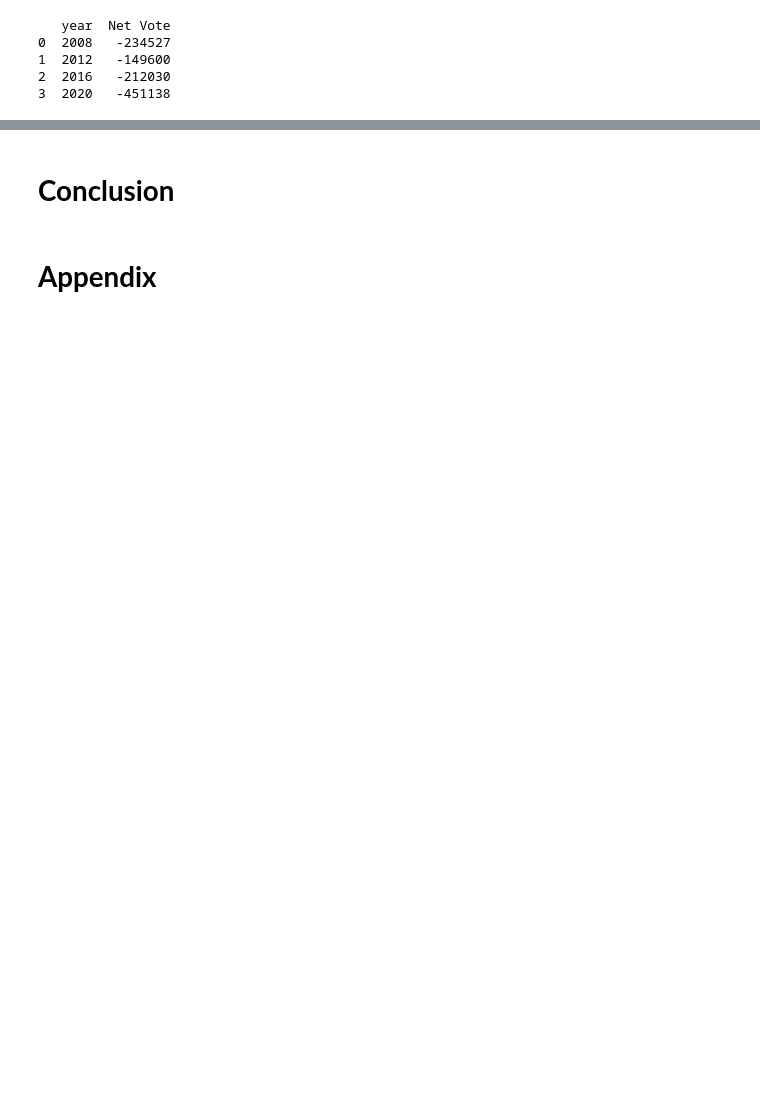
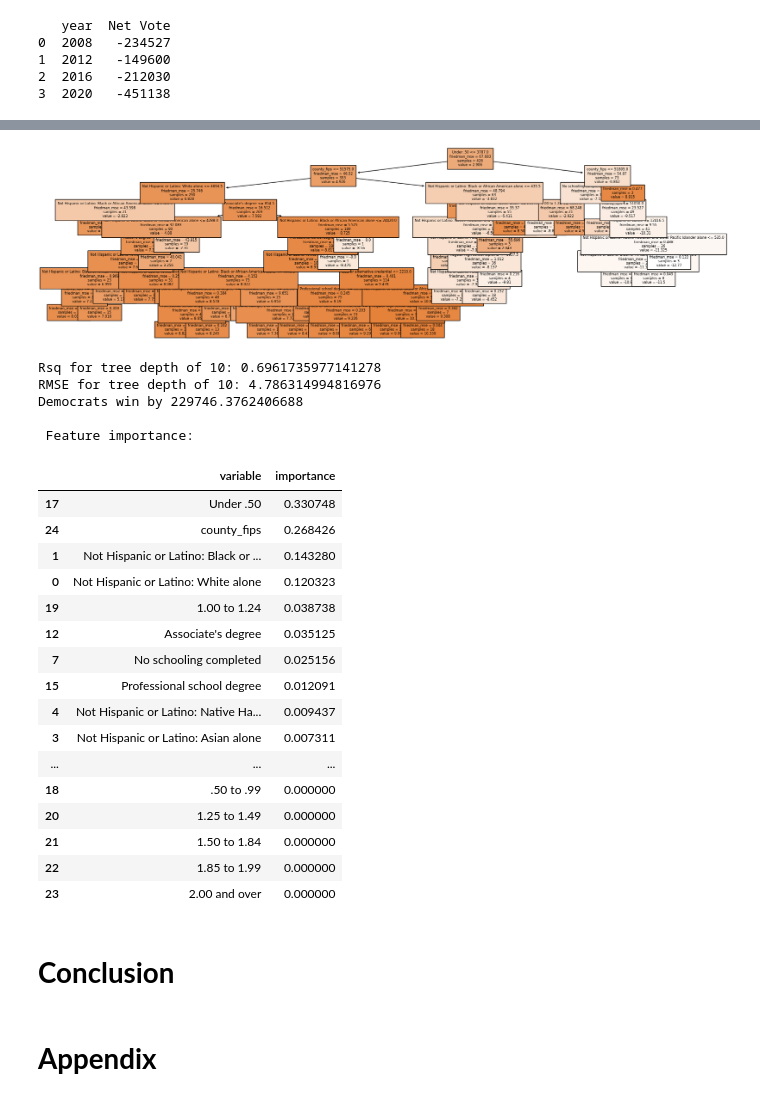
Before and after one commit to Catherine-Nguyen88/project_voting, a Jupyter notebook: DS3001_Project_3_Report_(Group_17).ipynb, the cells around one changed output, grey strips where cells are left out. Saved outputs shown, nothing was run; the diff lists cells and outputs as text; code cells hidden in the pictures; blank space fills up the shorter version.

```diff
--- a/DS3001_Project_3_Report_(Group_17).ipynb
+++ b/DS3001_Project_3_Report_(Group_17).ipynb
@@ -157,3 +206,60 @@ KDE plot (set 2) conclusion: The following KDE plots graph net votes, total repu
+# %%
+cart = DecisionTreeRegressor(max_depth=10,criterion='friedman_mse',min_samples_split=20,random_state=1)
+cart = cart.fit(X_train,y_train) # fit the regression
+# visualize results
+var_names = cart.feature_names_in_
+plt.figure(figsize=(20,6))
+plot_tree(cart, filled=True, feature_names=var_names, fontsize=6)
+plt.show()
+
+# make predictions on the test set
+y_hat = cart.predict(X_test)
+
+# residuals, rsq, rmse
+e = y_test - y_hat
+rsq = 1-np.sum(e**2)/np.sum((y_test - np.mean(y_train))**2)
+RMSE = np.sqrt(np.mean(e**2))
+
+print(f'Rsq for tree depth of 10: {rsq}')
+print(f'RMSE for tree depth of 10: {RMSE}')
+
+outcome = np.sum(np.sinh((y_hat))) # democrats win!
+
+if outcome > 0:
+  print(f'Republicans win by {outcome}')
+else:
+  print(f'Democrats win by {-1*outcome}') # print votes they win by (make it positive)
+
+  # print the feature importance
+  # use the feature importances to see which variables matter the most
+print('\n', 'Feature importance: ')
+results = pd.DataFrame({'variable':varnames, 'importance': cart.feature_importances_}) # Regression coefficients
+results = results.sort_values(by='importance', ascending=False)
+results
+# %% [output]
+[figure, added]
+Rsq for tree depth of 10: 0.6961735977141278
+RMSE for tree depth of 10: 4.786314994816976
+Democrats win by 229746.3762406688
+
+ Feature importance:
+|  | variable | importance |
+| 17 | Under .50 | 0.330748 |
+| 24 | county_fips | 0.268426 |
+| 1 | Not Hispanic or Latino: Black or ... | 0.143280 |
+| 0 | Not Hispanic or Latino: White alone | 0.120323 |
+| 19 | 1.00 to 1.24 | 0.038738 |
+| 12 | Associate's degree | 0.035125 |
+| 7 | No schooling completed | 0.025156 |
+| 15 | Professional school degree | 0.012091 |
+| 4 | Not Hispanic or Latino: Native Ha... | 0.009437 |
+| 3 | Not Hispanic or Latino: Asian alone | 0.007311 |
+| ... | ... | ... |
+| 18 | .50 to .99 | 0.000000 |
+| 20 | 1.25 to 1.49 | 0.000000 |
+| 21 | 1.50 to 1.84 | 0.000000 |
+| 22 | 1.85 to 1.99 | 0.000000 |
+| 23 | 2.00 and over | 0.000000 |
 # %% [markdown]
 # **Conclusion**
 # %% [markdown]
```
Also changed, not shown: parts of 11 cells of this notebook.
